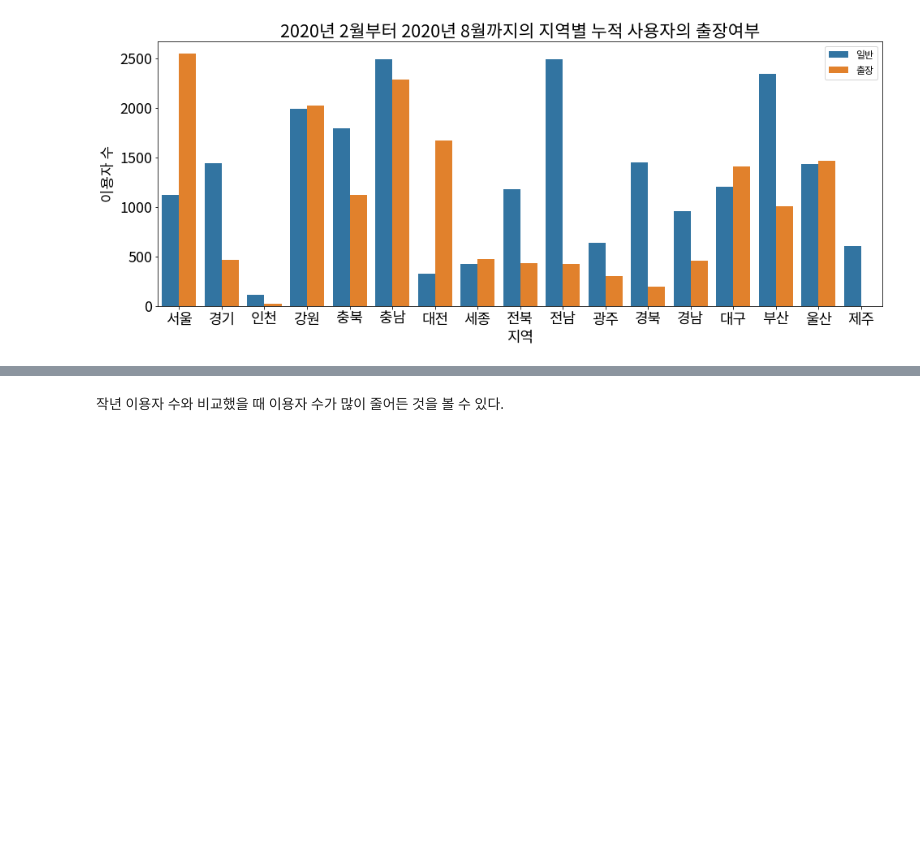
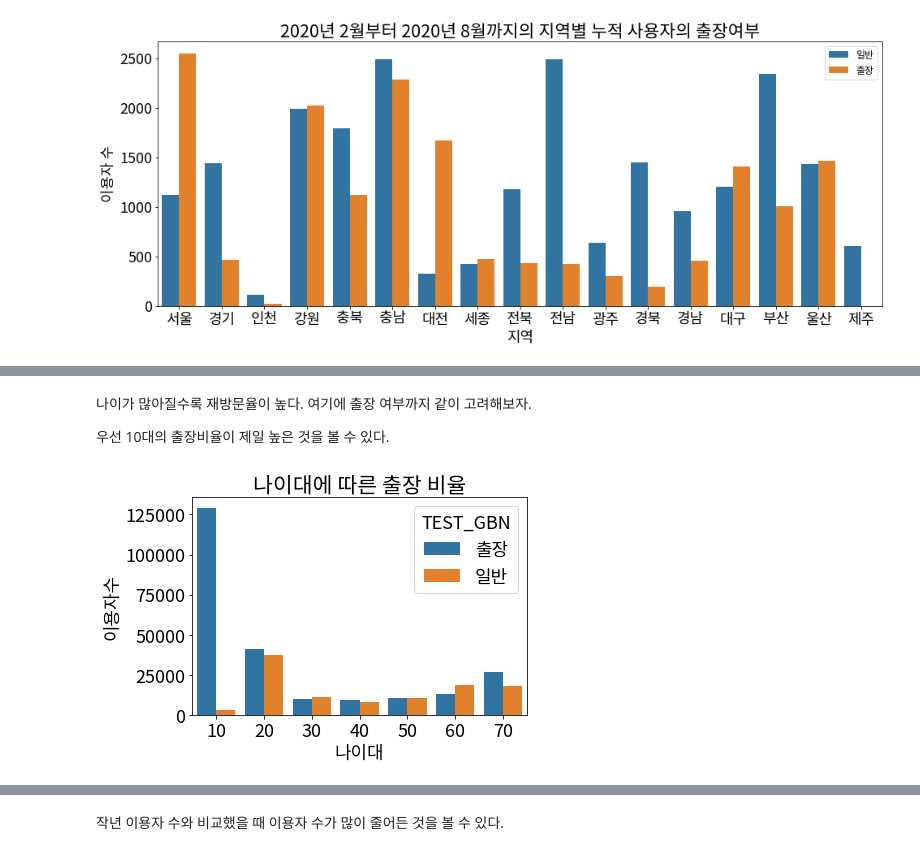
Before and after one commit to CoodingPenguin/data-contest-collection, a Jupyter notebook: sports-data-application-contest-2020/체력인증센터이용자현황.ipynb, the cells around one changed output, grey strips where cells are left out. Cells and saved outputs as stored; diff of their text form; code cells hidden in the pictures; blank space fills up the shorter version.

```diff
--- a/sports-data-application-contest-2020/체력인증센터이용자현황.ipynb
+++ b/sports-data-application-contest-2020/체력인증센터이용자현황.ipynb
@@ -625,0 +672,12 @@ plt.show()
+# %% [markdown]
+나이가 많아질수록 재방문율이 높다. 여기에 출장 여부까지 같이 고려해보자.
+
+우선 10대의 출장비율이 제일 높은 것을 볼 수 있다.
+# %%
+sns.countplot(x='AGE_BIN', hue='TEST_GBN', data=sttus_merged)
+plt.xlabel('나이대')
+plt.ylabel('이용자수')
+plt.title('나이대에 따른 출장 비율')
+plt.show()
+# %% [output]
+[figure, added]
```
Also changed, not shown: parts of 86 cells of this notebook.
